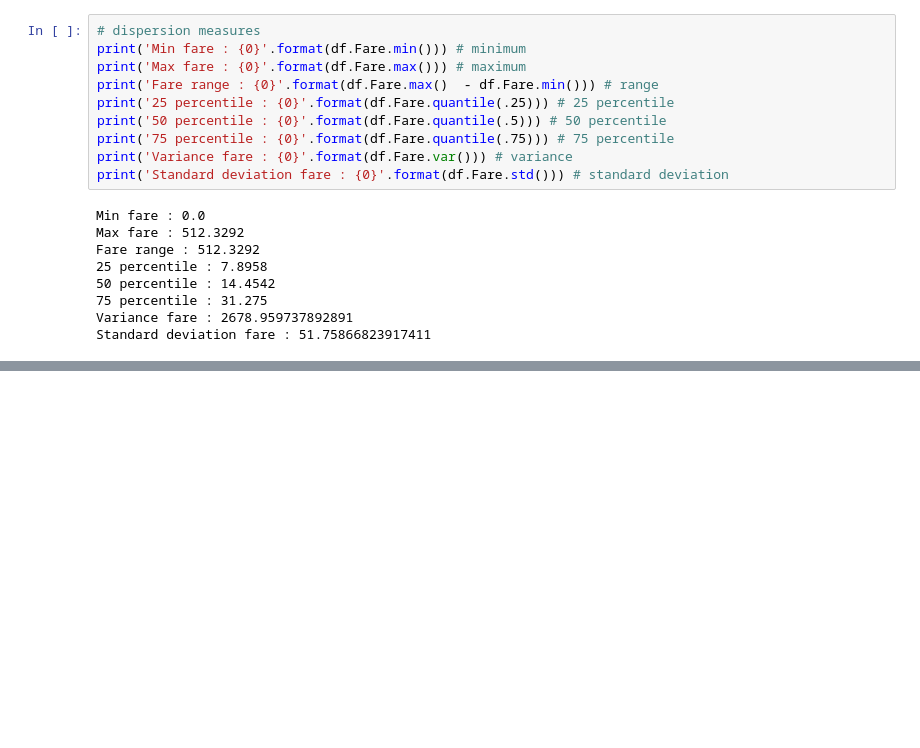
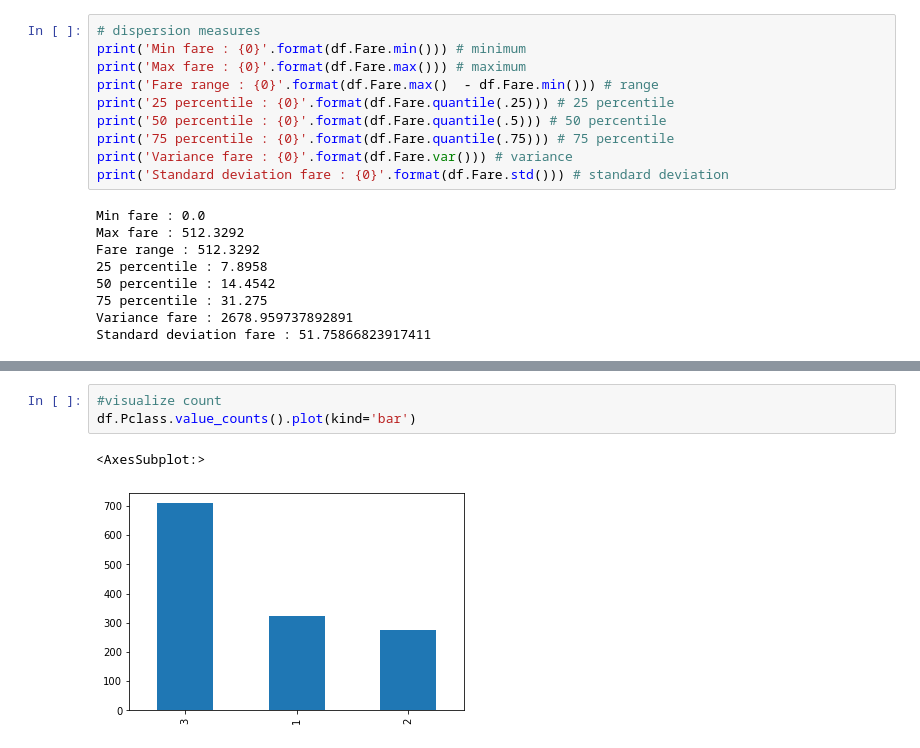
Before and after one commit to walecole/Titanic, a Jupyter notebook: notebooks/1.0-ak-exploring-processing-data.ipynb, the cells around one changed output, grey strips where cells are left out. Cells and saved outputs as stored; diff of their text form; blank space fills up the shorter version.

```diff
--- a/notebooks/1.0-ak-exploring-processing-data.ipynb
+++ b/notebooks/1.0-ak-exploring-processing-data.ipynb
@@ -258,0 +314,6 @@ Standard deviation fare : 51.75866823917411
+# %%
+#visualize count
+df.Pclass.value_counts().plot(kind='bar')
+# %% [output]
+<AxesSubplot:>
+[figure, added]
```
Also changed, not shown: parts of 8 cells of this notebook.
